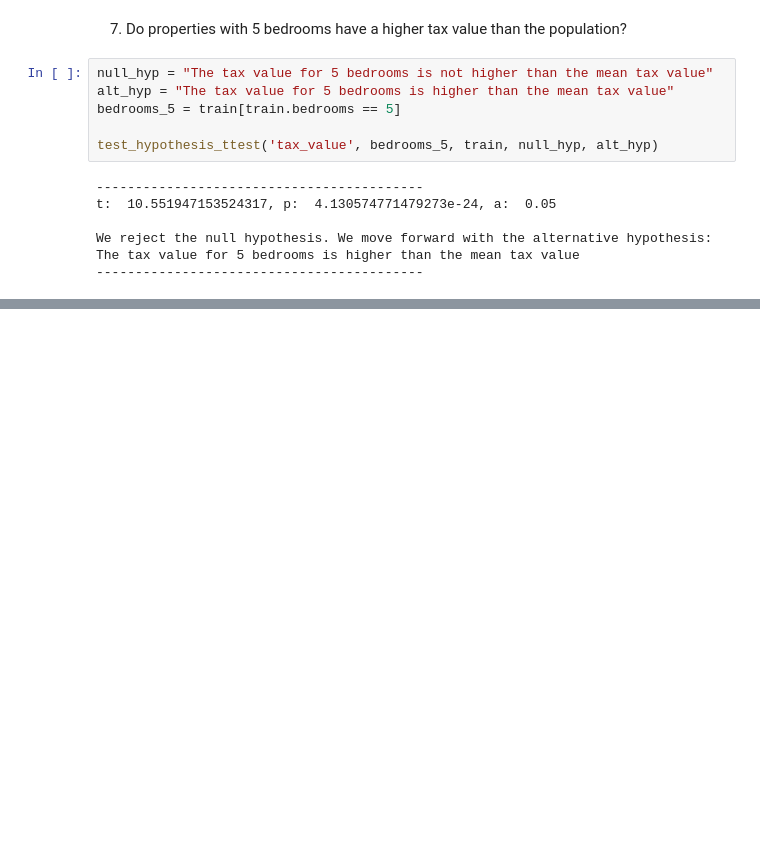
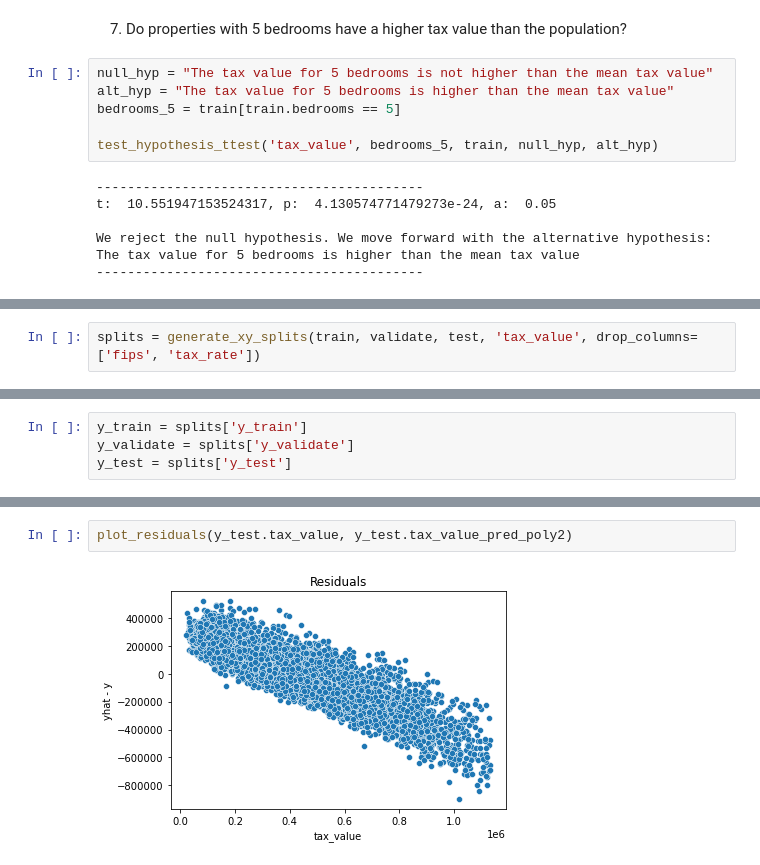
Before and after one commit to david-ryan-alviola/regression-project, a Jupyter notebook: zillow.ipynb, the cells around one changed output, grey strips where cells are left out. Cells and saved outputs as stored; diff of their text form; blank space fills up the shorter version.

```diff
--- a/zillow.ipynb
+++ b/zillow.ipynb
@@ -430,0 +468,2 @@ age vs tax_value
+# %%
+splits = generate_xy_splits(train, validate, test, 'tax_value', drop_columns=['fips', 'tax_rate'])
@@ -430,0 +520,4 @@ age vs tax_value
+# %%
+y_train = splits['y_train']
+y_validate = splits['y_validate']
+y_test = splits['y_test']
@@ -430,0 +639,4 @@ age vs tax_value
+# %%
+plot_residuals(y_test.tax_value, y_test.tax_value_pred_poly2)
+# %% [output]
+[figure, added]
```
Also changed, not shown: parts of 38 cells of this notebook, 3 other files.
